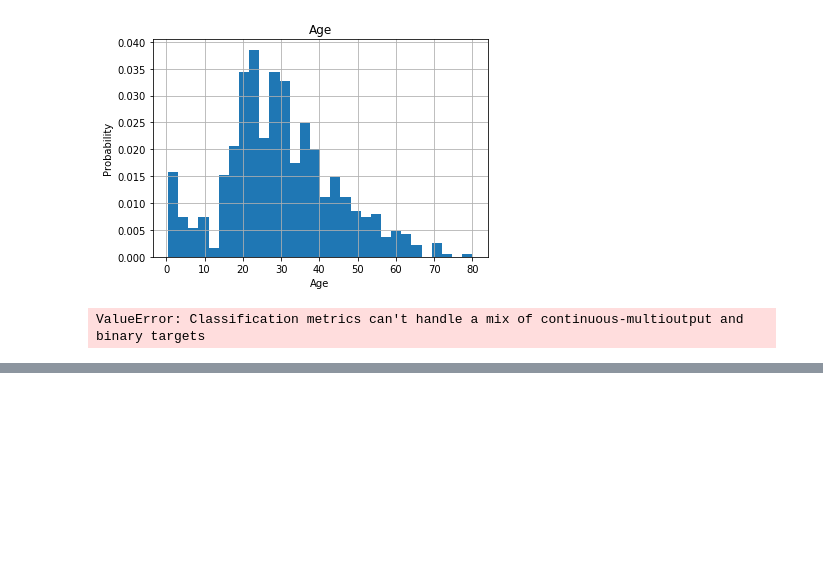
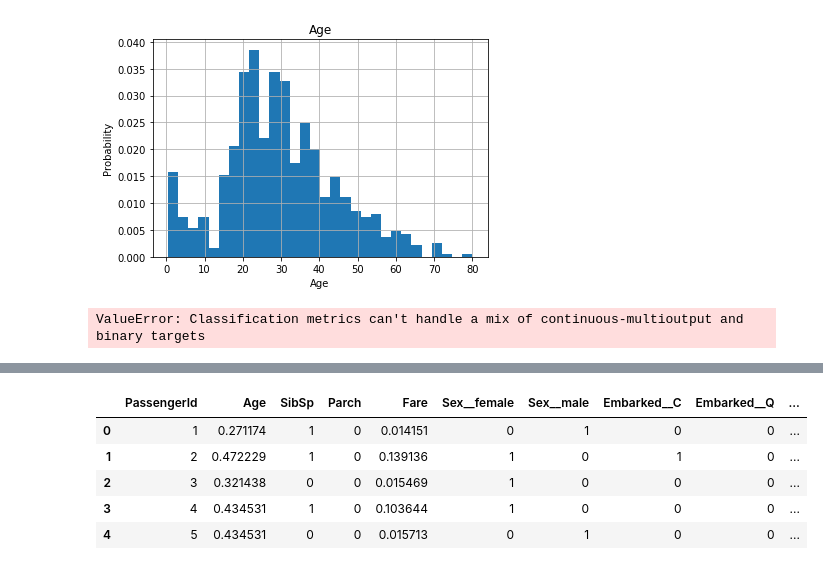
Before and after one commit to cadhage/Kaggle_pracice, a Jupyter notebook: kaggle_parcice.ipynb, the cells around one changed output, grey strips where cells are left out. Drawn from its saved outputs; the diff is of its cells as text; code cells hidden in the pictures; blank space fills up the shorter version.

```diff
--- a/kaggle_parcice.ipynb
+++ b/kaggle_parcice.ipynb
@@ -93,0 +197,34 @@ ValueError: Classification metrics can't handle a mix of continuous-multioutput
+# %%
+from sklearn.preprocessing import MinMaxScaler
+scaled_df= df.copy()
+col_names = ['Age', 'Fare']
+features = scaled_features[col_names]
+scaler = MinMaxScaler().fit(features.values)
+features = scaler.transform(features.values)
+scaled_df[col_names] = features
+#scaled_features.head()
+X=scaled_df;
+scaled_df_t= df_t.copy()
+col_names_= ['Age', 'Fare']
+features_t = scaled_df_t[col_names_]
+scaler_ = MinMaxScaler().fit(features_t.values)
+features_ = scaler_.transform(features_t.values)
+
+scaled_df_t[col_names] = features_
+X_test=scaled_df_t;
+# scaler = MinMaxScaler()
+# scaled_df = scaler.fit_transform(df)
+# X = pd.DataFrame(scaled_df)#columns=['Age', 'x2', 'x3'])
+# scaler_t = MinMaxScaler()
+# scaled_dft = scaler.fit_transform(df_t)
+# scaled_dft = pd.DataFrame(scaled_dft)#columns=['Age', 'x2', 'x3'])
+# X_test = scaled_dft;
+# %%
+X.head()
+# %% [output]
+|  | PassengerId | Age | SibSp | Parch | Fare | Sex__female | Sex__male | Embarked__C | Embarked__Q | ... |
+| 0 | 1 | 0.271174 | 1 | 0 | 0.014151 | 0 | 1 | 0 | 0 | ... |
+| 1 | 2 | 0.472229 | 1 | 0 | 0.139136 | 1 | 0 | 1 | 0 | ... |
+| 2 | 3 | 0.321438 | 0 | 0 | 0.015469 | 1 | 0 | 0 | 0 | ... |
+| 3 | 4 | 0.434531 | 1 | 0 | 0.103644 | 1 | 0 | 0 | 0 | ... |
+| 4 | 5 | 0.434531 | 0 | 0 | 0.015713 | 0 | 1 | 0 | 0 | ... |
```
Also changed, not shown: parts of 20 cells of this notebook.
